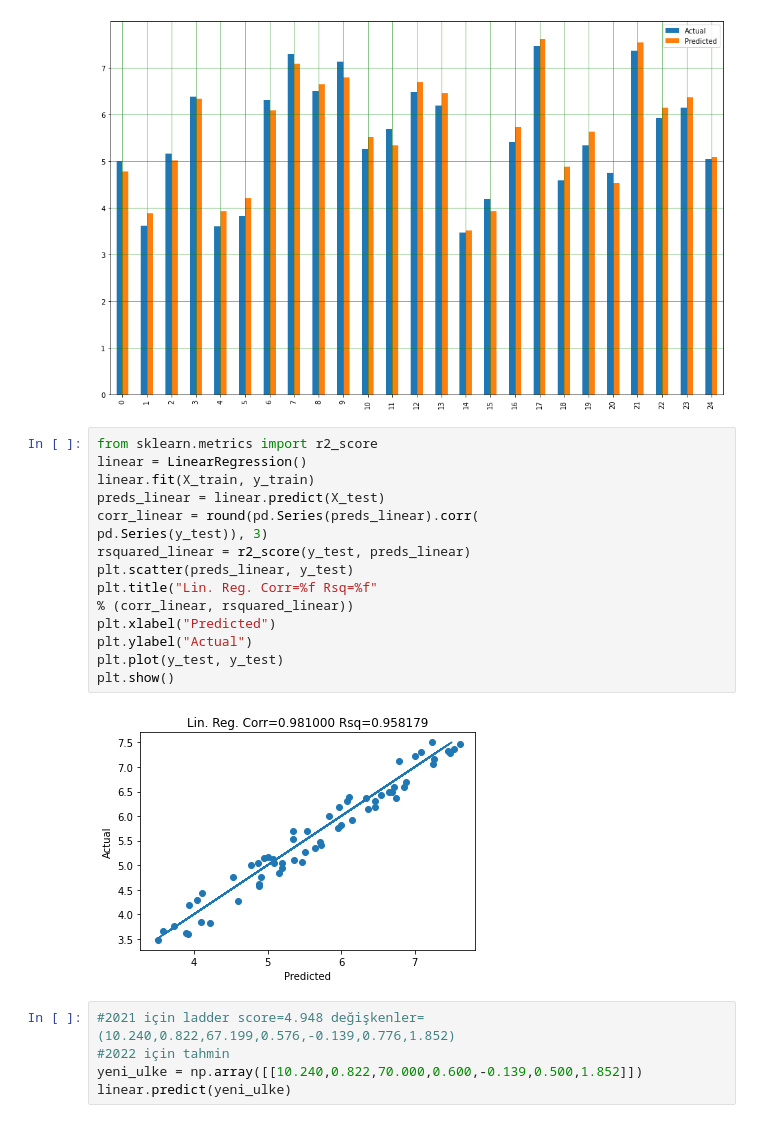
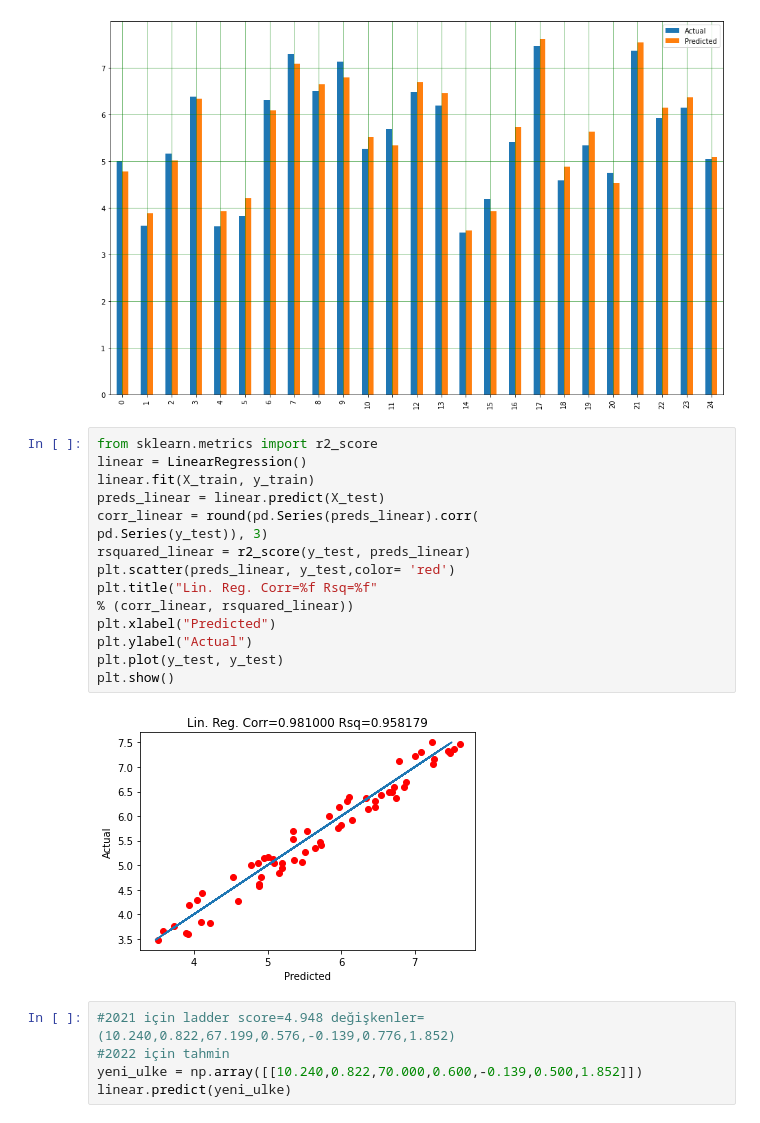
Before and after one commit to adrenalime/Data_Science_Project, a Jupyter notebook: LinearRegression (1).ipynb, the cells around one changed output. Cells and saved outputs as stored; diff of their text form.

```diff
--- a/LinearRegression (1).ipynb
+++ b/LinearRegression (1).ipynb
@@ -68,20 +68,20 @@ plt.show()
 # %%
 from sklearn.metrics import r2_score
 linear = LinearRegression()
 linear.fit(X_train, y_train)
 preds_linear = linear.predict(X_test)
 corr_linear = round(pd.Series(preds_linear).corr(
 pd.Series(y_test)), 3)
 rsquared_linear = r2_score(y_test, preds_linear)
-plt.scatter(preds_linear, y_test)
+plt.scatter(preds_linear, y_test,color= 'red')
 plt.title("Lin. Reg. Corr=%f Rsq=%f"
 % (corr_linear, rsquared_linear))
 plt.xlabel("Predicted")
 plt.ylabel("Actual")
 plt.plot(y_test, y_test)
 plt.show()
 # %% [output]
-[figure, old version]
+[figure, new version]
 # %%
 #2021 için ladder score=4.948 değişkenler=(10.240,0.822,67.199,0.576,-0.139,0.776,1.852)
 #2022 için tahmin
```
Also changed, not shown: parts of 5 cells of this notebook.
